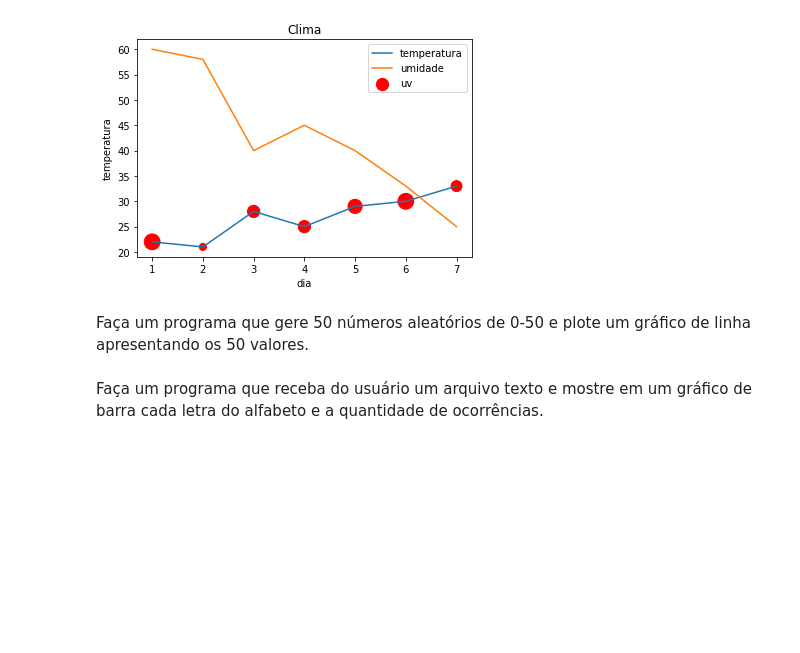
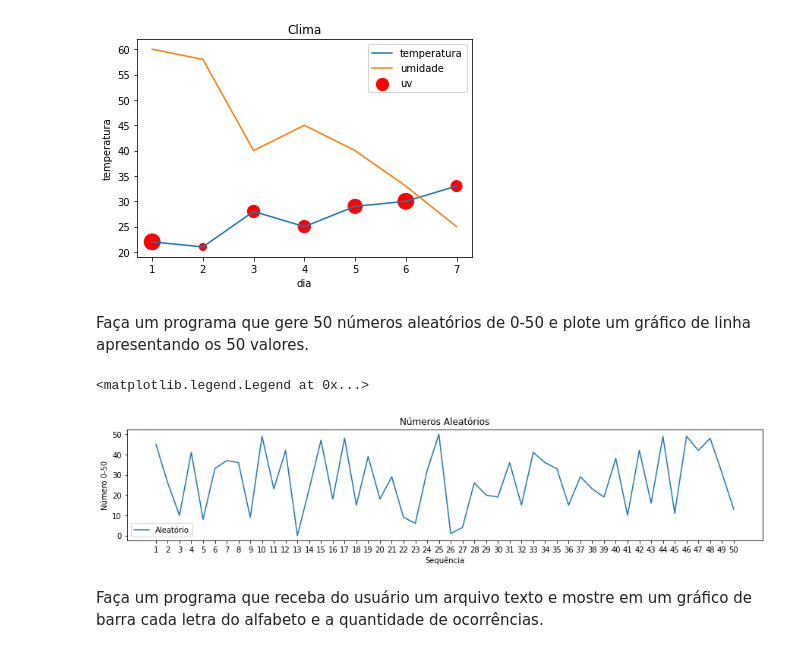
Before and after one commit to jppreti/LP20221, a Jupyter notebook: Exemplos.ipynb, the cells around one changed output. Saved outputs shown, nothing was run; the diff lists cells and outputs as text; code cells hidden in the pictures; blank space fills up the shorter version.

```diff
--- a/Exemplos.ipynb
+++ b/Exemplos.ipynb
@@ -1260,6 +1260,29 @@ ax.legend();
 [figure]
 # %% [markdown]
 Faça um programa que gere 50 números aleatórios de 0-50 e plote um gráfico de linha apresentando os 50 valores.
+# %%
+import random
+import matplotlib as mpl
+import matplotlib.pyplot as plt
+
+fig, ax = plt.subplots(figsize=(15, 2.7))  # Cria uma figura e os eixos x e y.
+ax.set_title('Números Aleatórios')
+ax.set_xlabel('Sequência')
+ax.set_ylabel('Número 0-50')
+ax.set_xticks(range(1,51,1))
+
+sequencia = []
+aleatorios = []
+
+for cont in range(1,51):
+  sequencia.append(cont)
+  aleatorios.append(random.randrange(51))
+
+ax.plot(sequencia, aleatorios, label='Aleatório');  # Insere os dados.
+ax.legend()
+# %% [output]
+<matplotlib.legend.Legend at 0x...>
+[figure, added]
 # %% [markdown]
 Faça um programa que receba do usuário um arquivo texto e mostre em um gráfico de barra cada letra do alfabeto e a quantidade de ocorrências.
 # %%
```
